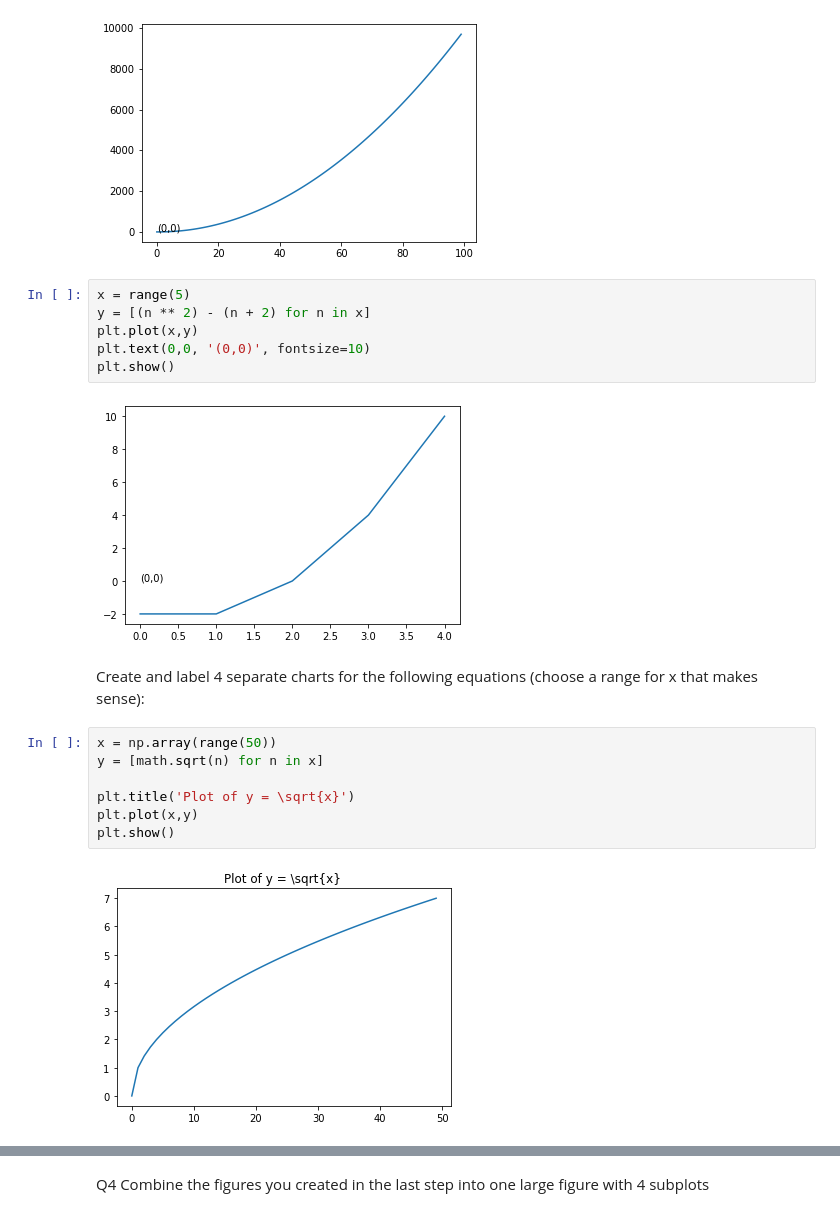
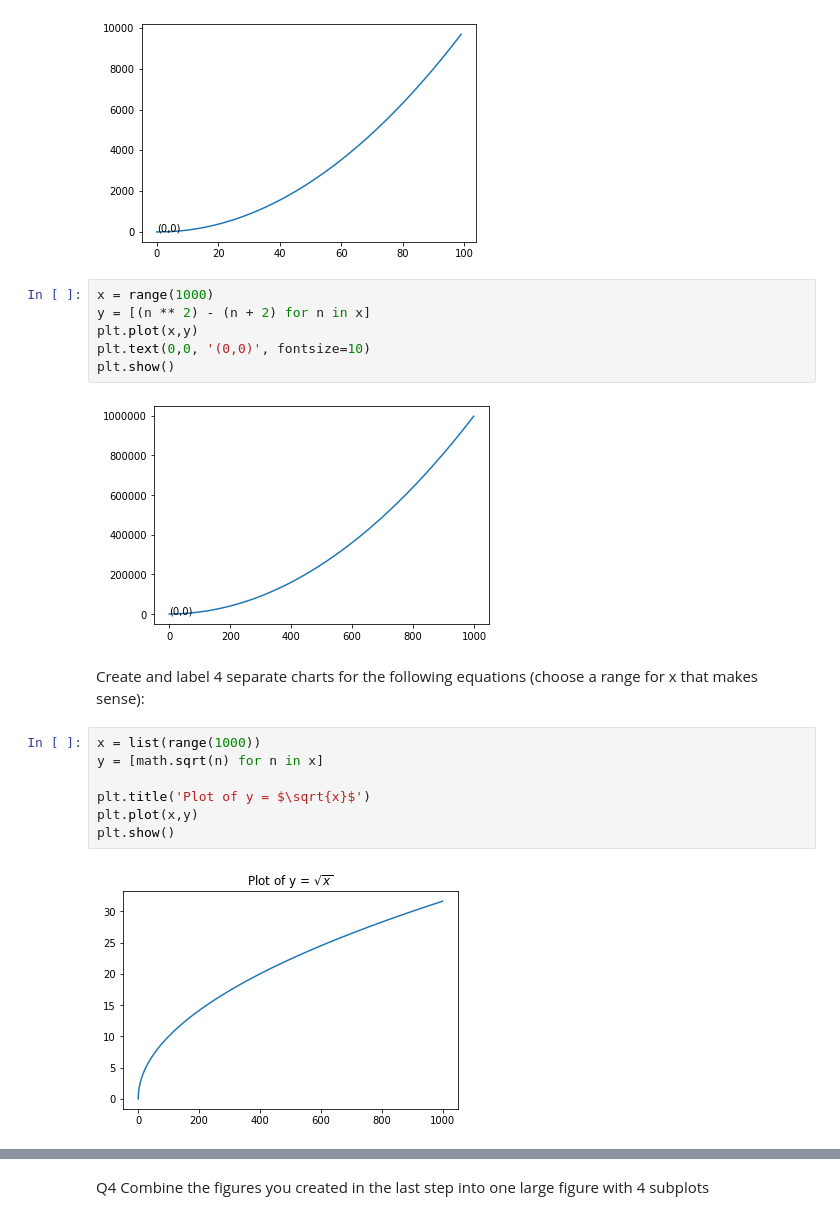
Before and after one commit to guedanie/python-exercises, a Jupyter notebook: 4.8.2_matplotlib_exercsies.ipynb, the cells around one changed output, grey strips where cells are left out. Saved outputs shown, nothing was run; the diff lists cells and outputs as text.

```diff
--- a/4.8.2_matplotlib_exercsies.ipynb
+++ b/4.8.2_matplotlib_exercsies.ipynb
@@ -22,22 +22,22 @@ plt.show()
 # %% [output]
 [figure]
 # %%
-x = range(5)
+x = range(1000)
 y = [(n ** 2) - (n + 2) for n in x]
 plt.plot(x,y)
 plt.text(0,0, '(0,0)', fontsize=10)
 plt.show()
 # %% [output]
-[figure, old version]
+[figure, new version]
 # %% [markdown]
 Create and label 4 separate charts for the following equations (choose a range for x that makes sense):
 # %%
-x = np.array(range(50))
+x = list(range(1000))
 y = [math.sqrt(n) for n in x]
 
-plt.title('Plot of y = \sqrt{x}')
+plt.title('Plot of y = $\sqrt{x}$')
 plt.plot(x,y)
 plt.show()
 # %% [output]
-[figure, old version]
+[figure, new version]
 # %%
```
Also changed, not shown: parts of 8 cells of this notebook.
